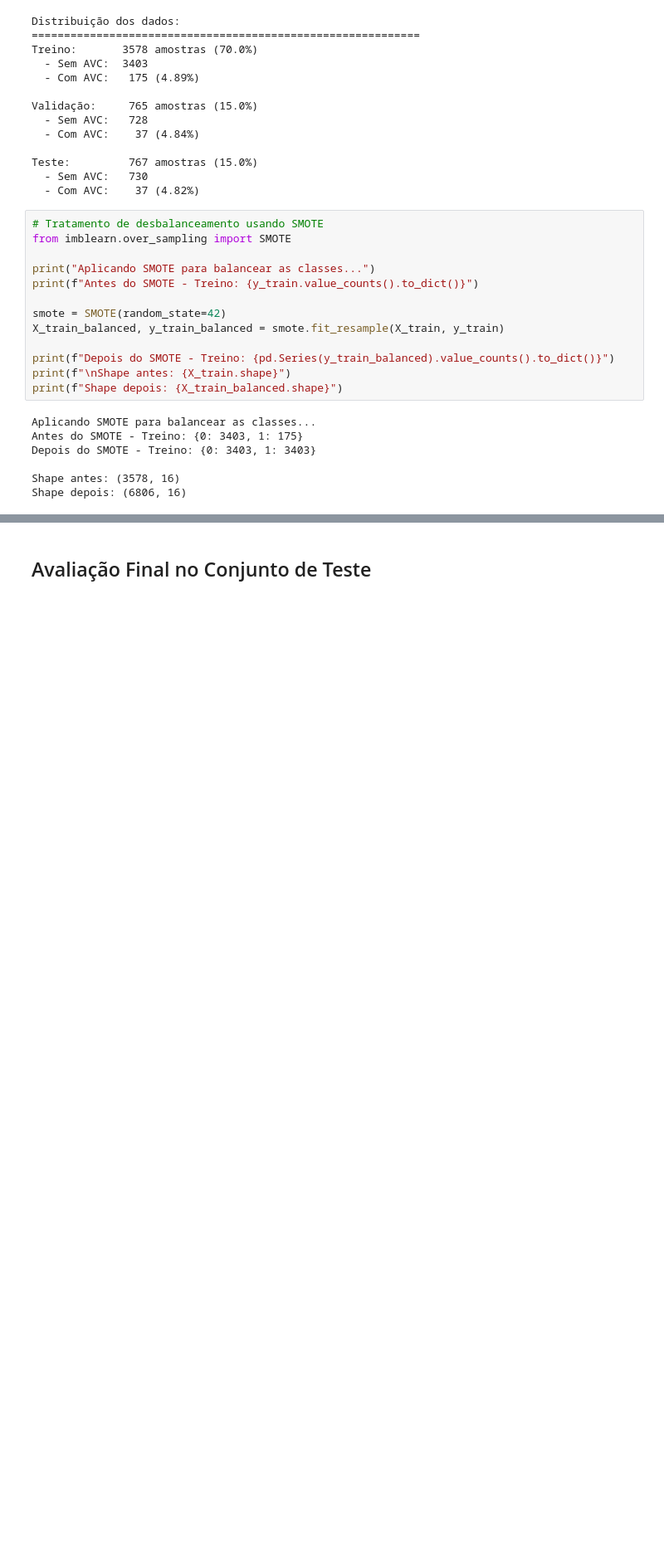
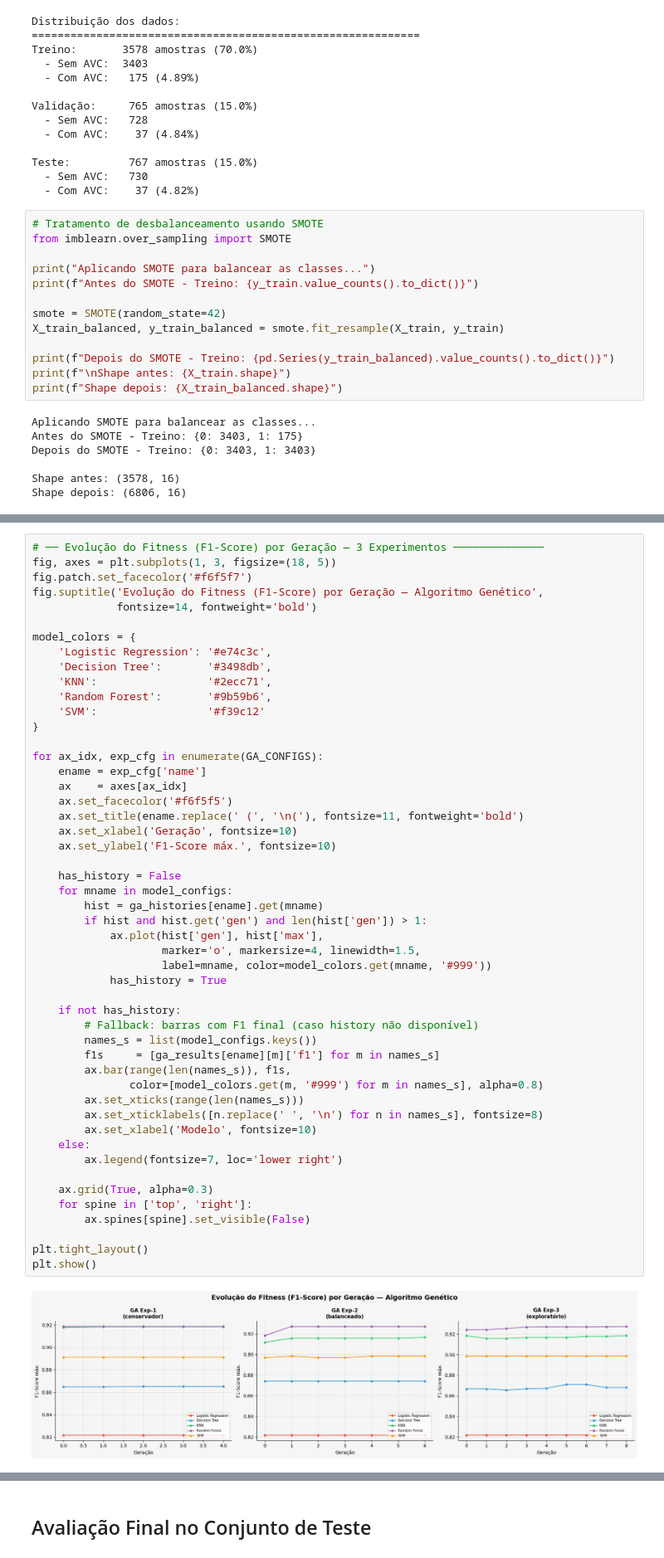
Before and after one commit to gabrielfgt/tech-chalenge-fase1, a Jupyter notebook: main.ipynb, the cells around one changed output, grey strips where cells are left out. Shown at 83% size. Saved outputs shown, nothing was run; the diff lists cells and outputs as text; blank space fills up the shorter version.

```diff
--- a/main.ipynb
+++ b/main.ipynb
@@ -678,0 +920,52 @@ Treinamento concluído!
+# %%
+# ── Evolução do Fitness (F1-Score) por Geração — 3 Experimentos ──────────────
+fig, axes = plt.subplots(1, 3, figsize=(18, 5))
+fig.patch.set_facecolor('#f6f5f7')
+fig.suptitle('Evolução do Fitness (F1-Score) por Geração — Algoritmo Genético',
+             fontsize=14, fontweight='bold')
+
+model_colors = {
+    'Logistic Regression': '#e74c3c',
+    'Decision Tree':       '#3498db',
+    'KNN':                 '#2ecc71',
+    'Random Forest':       '#9b59b6',
+    'SVM':                 '#f39c12'
+}
+
+for ax_idx, exp_cfg in enumerate(GA_CONFIGS):
+    ename = exp_cfg['name']
+    ax    = axes[ax_idx]
+    ax.set_facecolor('#f6f5f5')
+    ax.set_title(ename.replace(' (', '\n('), fontsize=11, fontweight='bold')
+    ax.set_xlabel('Geração', fontsize=10)
+    ax.set_ylabel('F1-Score máx.', fontsize=10)
+
+    has_history = False
+    for mname in model_configs:
+        hist = ga_histories[ename].get(mname)
+        if hist and hist.get('gen') and len(hist['gen']) > 1:
+            ax.plot(hist['gen'], hist['max'],
+                    marker='o', markersize=4, linewidth=1.5,
+                    label=mname, color=model_colors.get(mname, '#999'))
+            has_history = True
+
+    if not has_history:
+        # Fallback: barras com F1 final (caso history não disponível)
+        names_s = list(model_configs.keys())
+        f1s     = [ga_results[ename][m]['f1'] for m in names_s]
+        ax.bar(range(len(names_s)), f1s,
+               color=[model_colors.get(m, '#999') for m in names_s], alpha=0.8)
+        ax.set_xticks(range(len(names_s)))
+        ax.set_xticklabels([n.replace(' ', '\n') for n in names_s], fontsize=8)
+        ax.set_xlabel('Modelo', fontsize=10)
+    else:
+        ax.legend(fontsize=7, loc='lower right')
+
+    ax.grid(True, alpha=0.3)
+    for spine in ['top', 'right']:
+        ax.spines[spine].set_visible(False)
+
+plt.tight_layout()
+plt.show()
+# %% [output]
+[figure, added]
```
Also changed, not shown: parts of 27 cells of this notebook, 2 other files.
